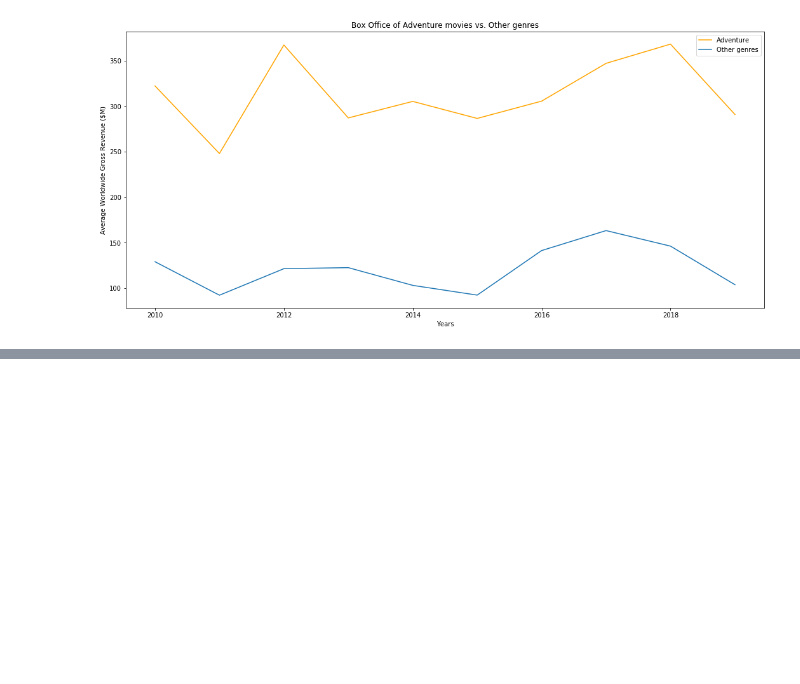
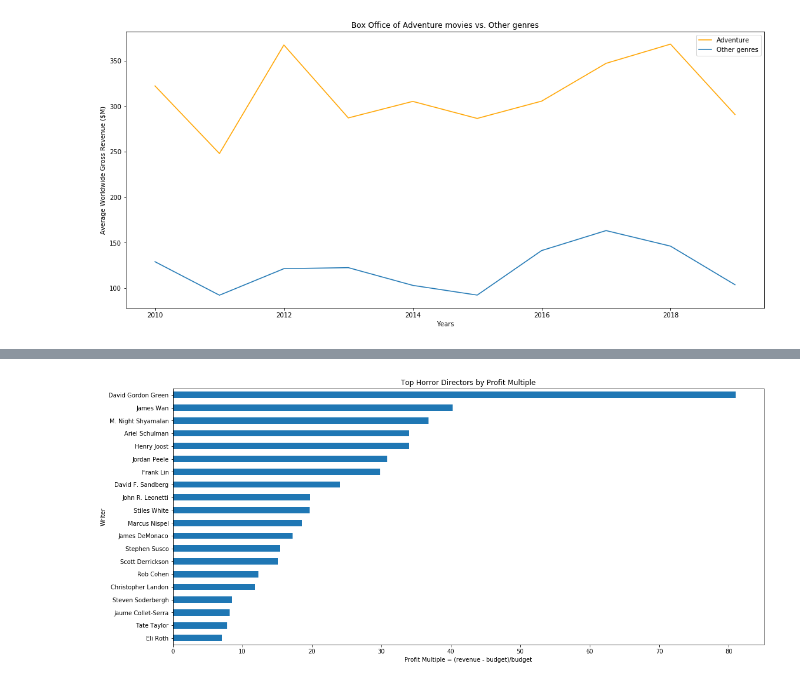
Before and after one commit to tcrispi/Mod1-Project, a Jupyter notebook: Team4_Presentation_final_v1.ipynb, the cells around one changed output, grey strips where cells are left out. Drawn from its saved outputs; the diff is of its cells as text; code cells hidden in the pictures; blank space fills up the shorter version.

```diff
--- a/Team4_Presentation_final_v1.ipynb
+++ b/Team4_Presentation_final_v1.ipynb
@@ -335,0 +404,11 @@ df7.head()
+# %%
+horror_director_chart = df_horror_directors.groupby('primary_name')['profit_multiple'].mean().nlargest(20)
+plt.figure(figsize = (18,8))
+horror_director_chart.plot.barh()
+plt.title('Top Horror Directors by Profit Multiple')
+plt.xlabel('Profit Multiple = (revenue - budget)/budget')
+plt.ylabel('Writer')
+plt.gca().invert_yaxis()
+plt.show()
+# %% [output]
+[figure, added]
```
Also changed, not shown: parts of 22 cells of this notebook.
